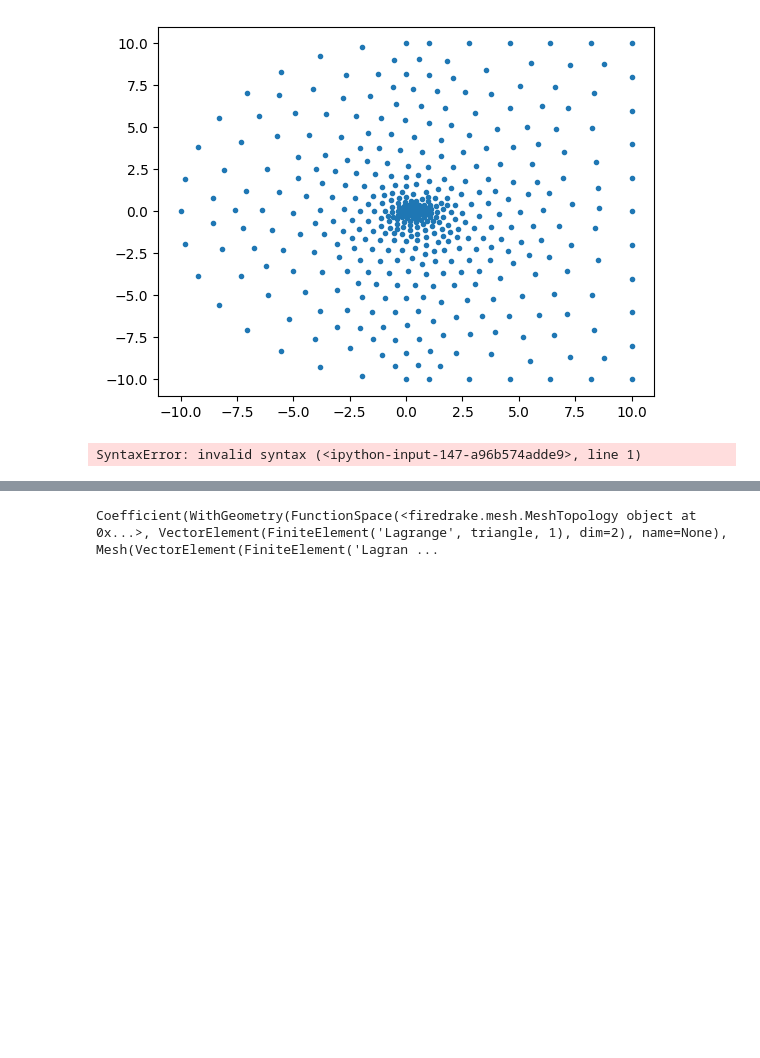
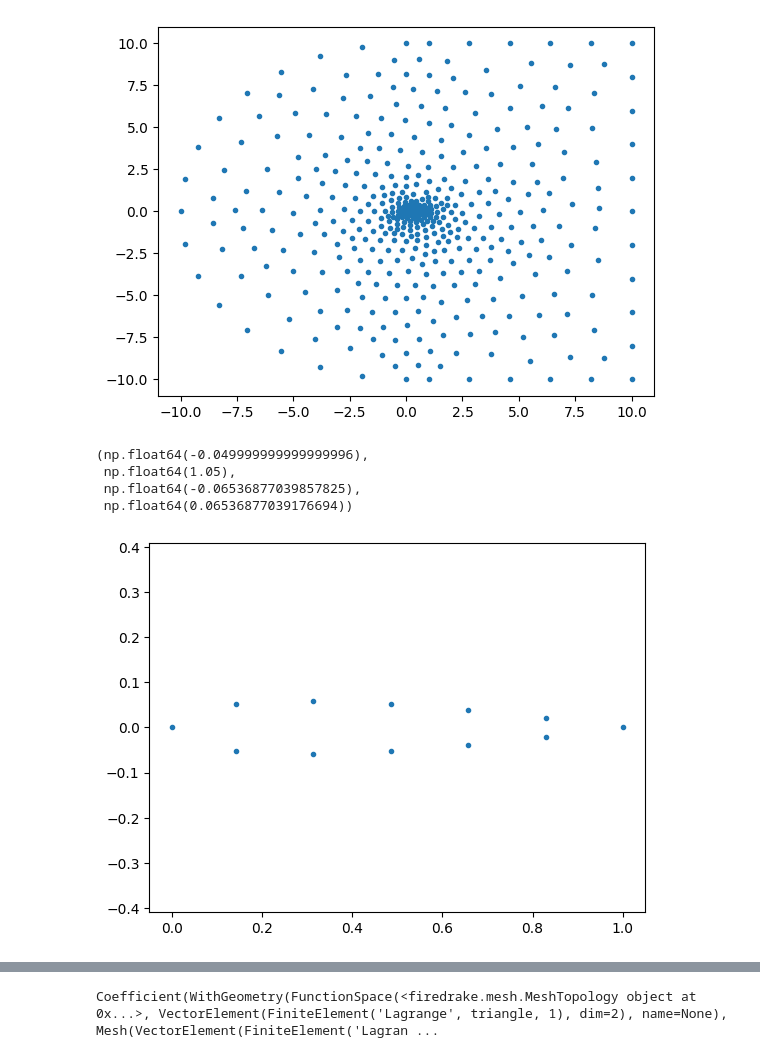
Before and after one commit to gupo33/ProgettoNAPDE, a Jupyter notebook: Progetto Napde.ipynb, the cells around one changed output, grey strips where cells are left out. Cells and saved outputs as stored; diff of their text form; code cells hidden in the pictures; blank space fills up the shorter version.

```diff
--- a/Progetto Napde.ipynb
+++ b/Progetto Napde.ipynb
@@ -468,10 +457,15 @@ for i in range(1, coord.shape[0]):  # Iterate from 1 to the number of elements
 # %%
+#extract obstacle points
+
 obstacle=coord[b1.nodes, :]
-obstacle=[i in range(coord.shape[0]) for i%, :]
 plt.plot(obstacle[:,0], obstacle[:,1], '.')
 plt.axis('equal')
 # %% [output]
-SyntaxError: invalid syntax (<ipython-input-147-a96b574adde9>, line 1)
+(np.float64(-0.049999999999999996),
+ np.float64(1.05),
+ np.float64(-0.06536877039857825),
+ np.float64(0.06536877039176694))
+[figure, added]
 # %%
 ext_boundary=coord[b2.nodes, :]
 plt.plot(ext_boundary[:,0], ext_boundary[:,1], '.')
```
Also changed, not shown: parts of 24 cells of this notebook, 3 other files.
